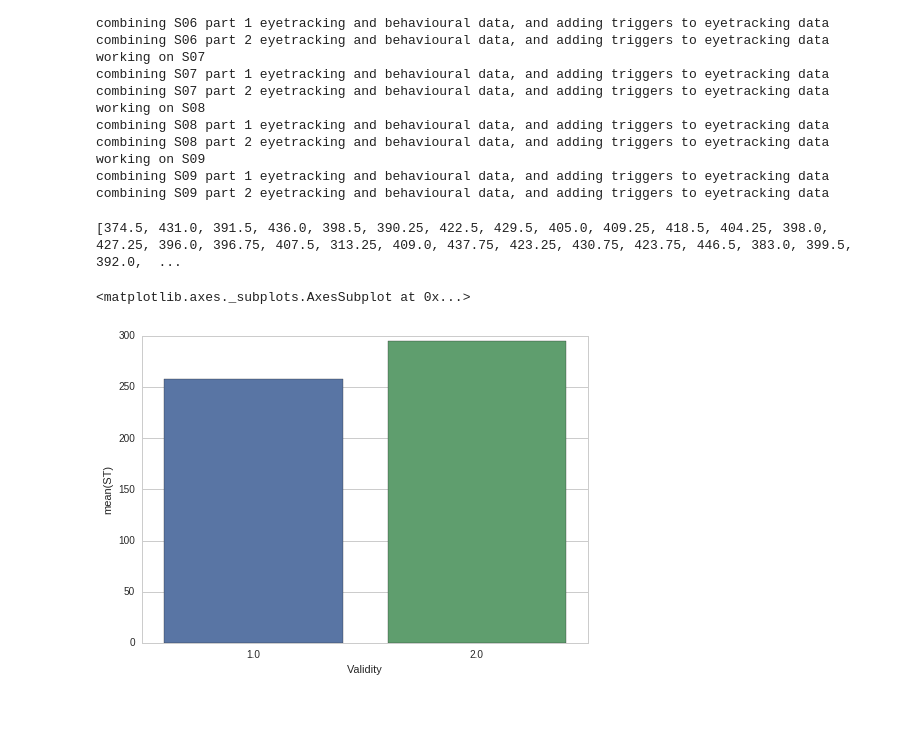
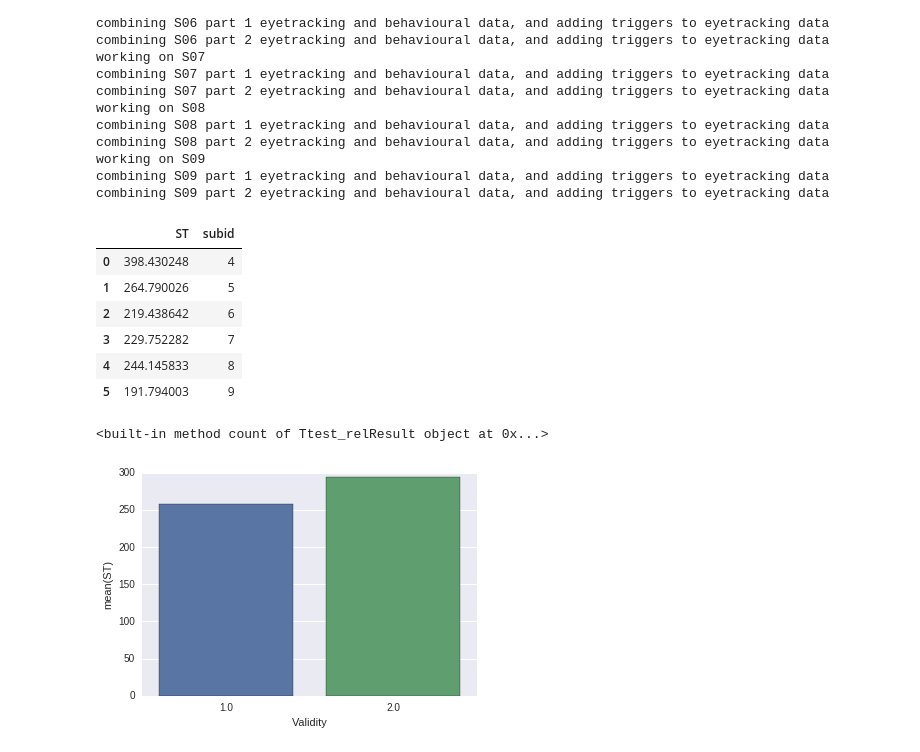
Before and after one commit to Nian-Jingqing/AttentionSaccade, a Jupyter notebook: AttentionSaccade_EyetrackerAnalysis.ipynb, the cells around one changed output. Cells and saved outputs as stored; diff of their text form; code cells hidden in the pictures; blank space fills up the shorter version.

Commit message:
working on plotting from long format dataframe for error bar use in seaborn

```diff
--- a/AttentionSaccade_EyetrackerAnalysis.ipynb
+++ b/AttentionSaccade_EyetrackerAnalysis.ipynb
@@ -257,28 +254,8 @@ subject2 = edat[1] #read in subject 5
-# %%
-saccade   = [x for x in range(len(subject))  if subject[x]['behaviour']['task']  == 2.0]
-saccade2  = [x for x in range(len(subject2)) if subject2[x]['behaviour']['task'] == 2.0]
-#print subject[1]['behaviour']['saccadetime']/4 #divide by 4 to bring 1khz and 250hz samples in alignment
-#print subject2[1]['behaviour']['saccadetime']
-
-sacval = [x for x in range(len(subject)) if subject[x]['behaviour']['task']==2.0 and subject[x]['behaviour']['validity']==1.0]
-sacinv = [x for x in range(len(subject)) if subject[x]['behaviour']['task']==2.0 and subject[x]['behaviour']['validity'] == 0.0]
-
-valtrls = []; invtrls = []
-for i in sacval:
-    valtrls.append(subject[i]['behaviour']['saccadetime']/4)
-for y in sacinv:
-    invtrls.append(subject[y]['behaviour']['saccadetime']/4)
-
-#valtrls = np.array([valtrls])
-#invtrls = np.array([invtrls])
-print valtrls
-# %% [output]
-[374.5, 431.0, 391.5, 436.0, 398.5, 390.25, 422.5, 429.5, 405.0, 409.25, 418.5, 404.25, 398.0, 427.25, 396.0, 396.75, 407.5, 313.25, 409.0, 437.75, 423.25, 430.75, 423.75, 446.5, 383.0, 399.5, 392.0,  ...
 # %%
 meanvaltime = []
 meaninvtime = []
 for isub in range(len(edat)):
-    if isub == 0:
+    if isub == 0: # subject 4, sample rate was 250hz so saccade onset is out by a factor of 4 (vs. 1000hz sample rate)
         sacval = [x for x in range(len(edat[isub])) if edat[isub][x]['behaviour']['task']==2.0 and edat[isub][x]['behaviour']['validity']==1.0]
         sacinv = [x for x in range(len(edat[isub])) if edat[isub][x]['behaviour']['task']==2.0 and edat[isub][x]['behaviour']['validity']==0.0]
         valtrls = []; invtrls = []
@@ -312,16 +289,35 @@ for isub in range(len(edat)):
             invtrials.append(invtrls[i])
         meanvaltime.append(np.mean(valtrials))
         meaninvtime.append(np.mean(invtrials))
+
+id = range(4,10)
+meanvaltime = pd.DataFrame(meanvaltime, id)
+# %%
+subid = range(4,10)
+tmp = pd.DataFrame(meanvaltime); tmp.columns = ['ST']
+tmp['subid'] = subid; tmp['Validity']
+tmp
+# %% [output]
+|  | ST | subid |
+| 0 | 398.430248 | 4 |
+| 1 | 264.790026 | 5 |
+| 2 | 219.438642 | 6 |
+| 3 | 229.752282 | 7 |
+| 4 | 244.145833 | 8 |
+| 5 | 191.794003 | 9 |
 # %%
 #meanvaltime and meaninvtime
 valmean = sp.mean(meanvaltime);     invmean = sp.mean(meaninvtime)
 valsem = sp.stats.sem(meanvaltime); invsem = sp.stats.sem(meaninvtime)
 
 toplot = np.array([[valmean,1, valsem],[invmean, 2, invsem]])
 toplot = pd.DataFrame(toplot)
 toplot.columns = ['ST', 'Validity', 'sem']
 
 sns.barplot(x = toplot.Validity, y = toplot.ST, ci = toplot.sem)
+#print meanvaltime, meaninvtime
+test = stats.ttest_rel(meanvaltime, meaninvtime)
+print test.statistic, test.pvalue
 # %% [output]
-<matplotlib.axes._subplots.AxesSubplot at 0x...>
+<built-in method count of Ttest_relResult object at 0x...>
-[figure, old version]
+[figure, new version]
```
Also changed, not shown: parts of 5 cells of this notebook.
